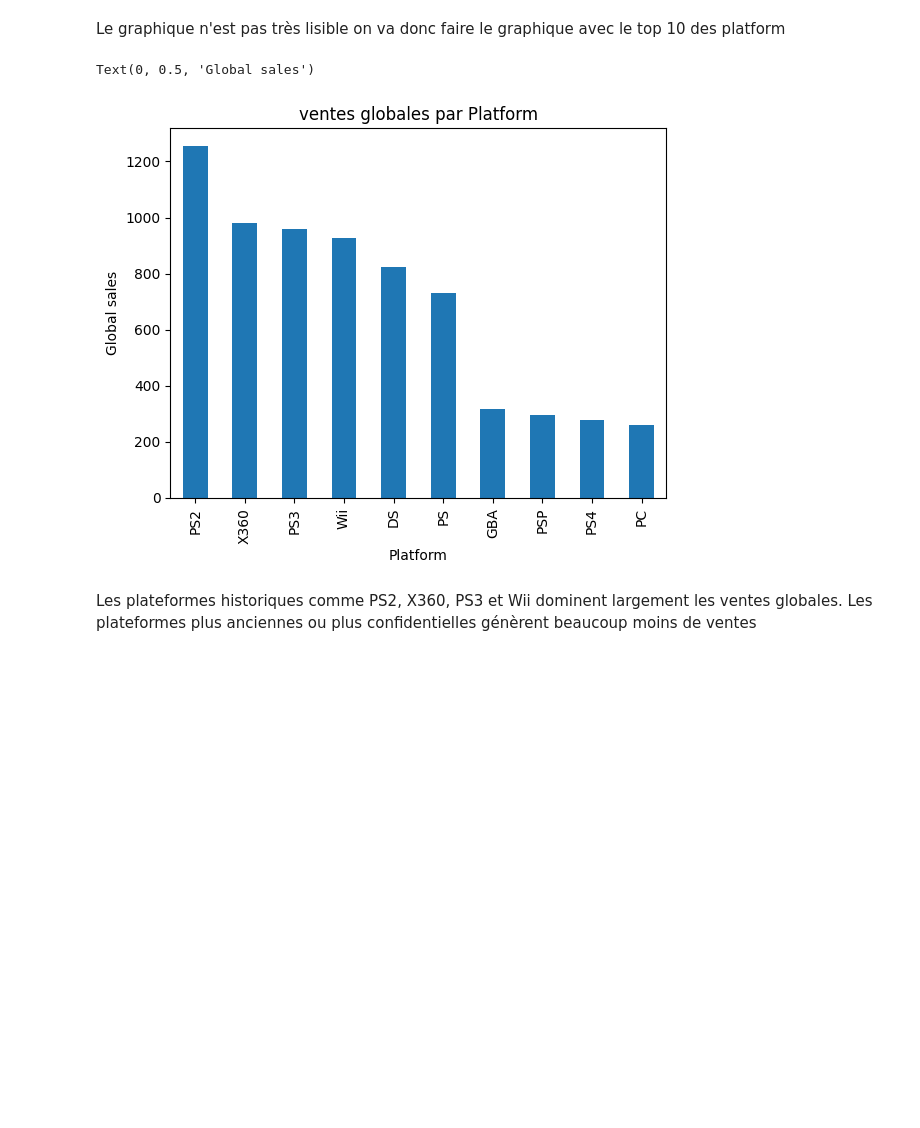
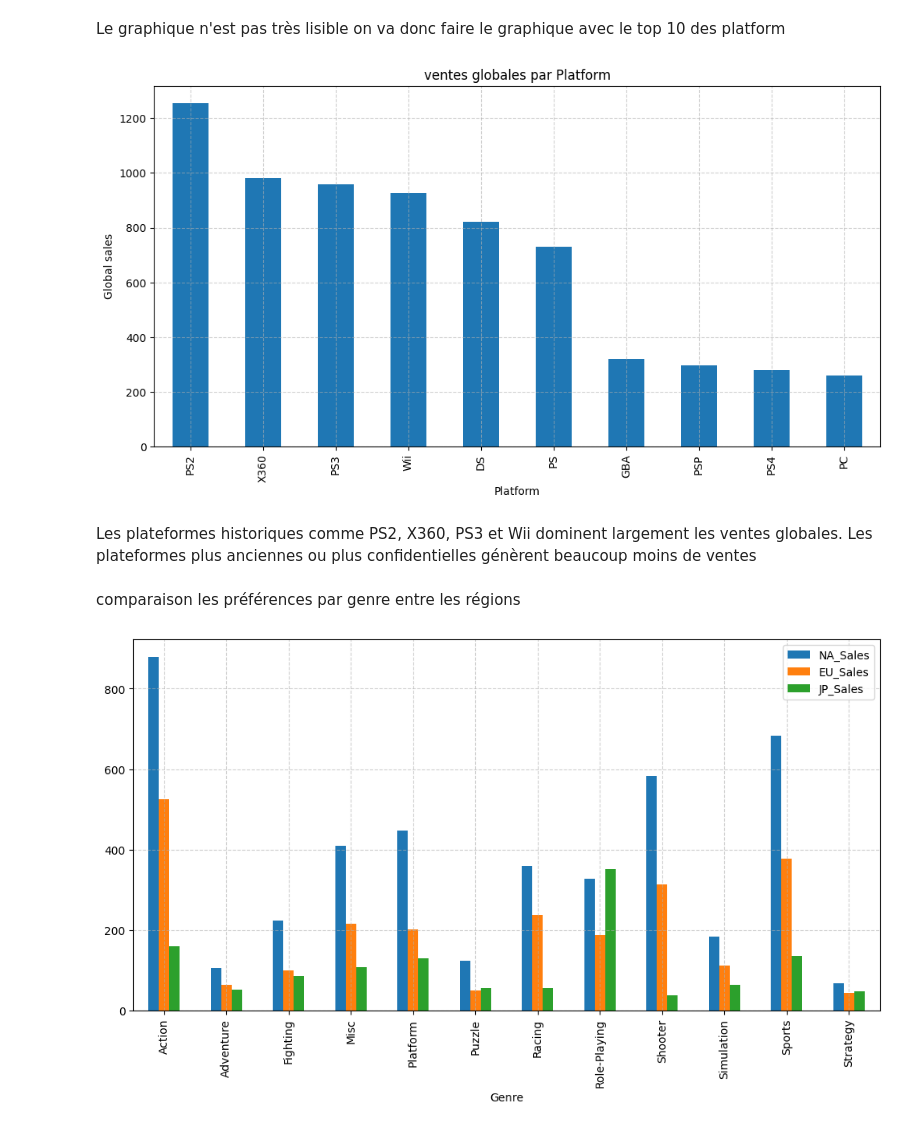
Before and after one commit to Ilyies07/video-games-data-analysis, a Jupyter notebook: analyse.ipynb, the cells around one changed output. Drawn from its saved outputs; the diff is of its cells as text; code cells hidden in the pictures; blank space fills up the shorter version.

```diff
--- a/analyse.ipynb
+++ b/analyse.ipynb
@@ -230,13 +268,20 @@ Le graphique n'est pas très lisible on va donc faire le graphique avec le top 1
 # %%
 GlobalTop10SumByPlatform = GlobalSumByPlatform.head(10)
 
-GlobalTop10SumByPlatform.plot(kind="bar")
+GlobalTop10SumByPlatform.plot(kind="bar",   figsize=(12,6))
 plt.xlabel("Platform")
 plt.title("ventes globales par Platform")
 plt.ylabel("Global sales")
+plt.grid(True, linestyle="--", alpha=0.6)
 # %% [output]
-Text(0, 0.5, 'Global sales')
-[figure, old version]
+[figure, new version]
 # %% [markdown]
 Les plateformes historiques comme PS2, X360, PS3 et Wii dominent largement les ventes globales.
 Les plateformes plus anciennes ou plus confidentielles génèrent beaucoup moins de ventes
+# %% [markdown]
+ comparaison les préférences par genre entre les régions
+# %%
+df.groupby("Genre")[["NA_Sales", "EU_Sales", "JP_Sales"]].sum().plot(kind="bar",   figsize=(12,6))
+plt.grid(True, linestyle="--", alpha=0.6)
+# %% [output]
+[figure, added]
```
Also changed, not shown: parts of 20 cells of this notebook, 1 other file.
